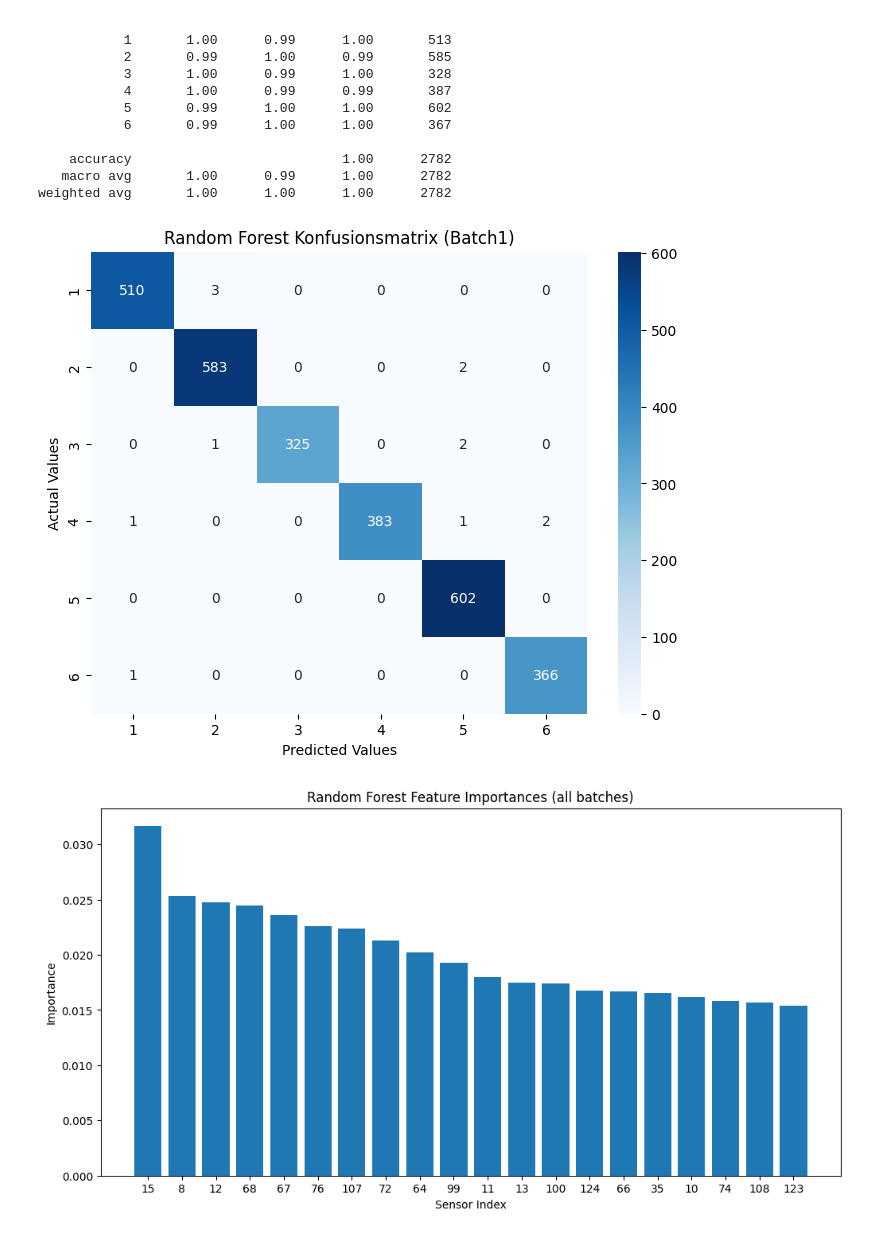
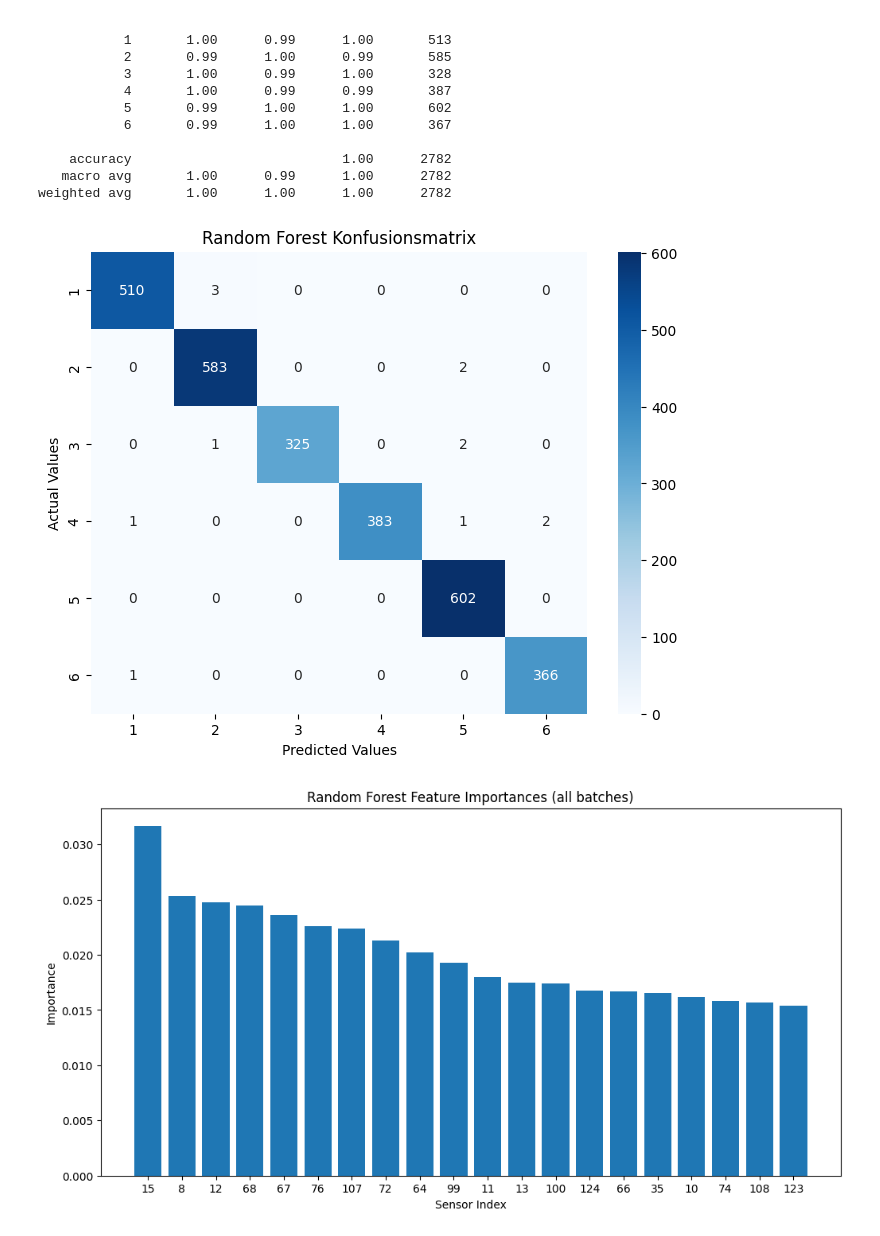
Before and after one commit to VolliBinJackson/gas-sensor-classification, a Jupyter notebook: randomforest.ipynb, the cells around one changed output. Saved outputs shown, nothing was run; the diff lists cells and outputs as text; code cells hidden in the pictures.

```diff
--- a/randomforest.ipynb
+++ b/randomforest.ipynb
@@ -62,15 +54,15 @@ weighted avg       1.00      1.00      1.00      2782
 # %%
 # Konfusionsmatrix
 confmat = confusion_matrix(y_test, y_pred)
 plt.figure(figsize=(8, 6))
 sns.heatmap(confmat, annot=True, fmt="d", cmap="Blues",
             xticklabels=np.unique(y), yticklabels=np.unique(y))
 plt.xlabel("Predicted Values")
 plt.ylabel("Actual Values")
-plt.title("Random Forest Konfusionsmatrix (Batch1)")
+plt.title("Random Forest Konfusionsmatrix")
 plt.show()
 # %% [output]
-[figure, old version]
+[figure, new version]
 # %%
 # Feature Importance von Random Forest
 importances = rf.feature_importances_
```
Also changed, not shown: parts of 1 cell of this notebook.
